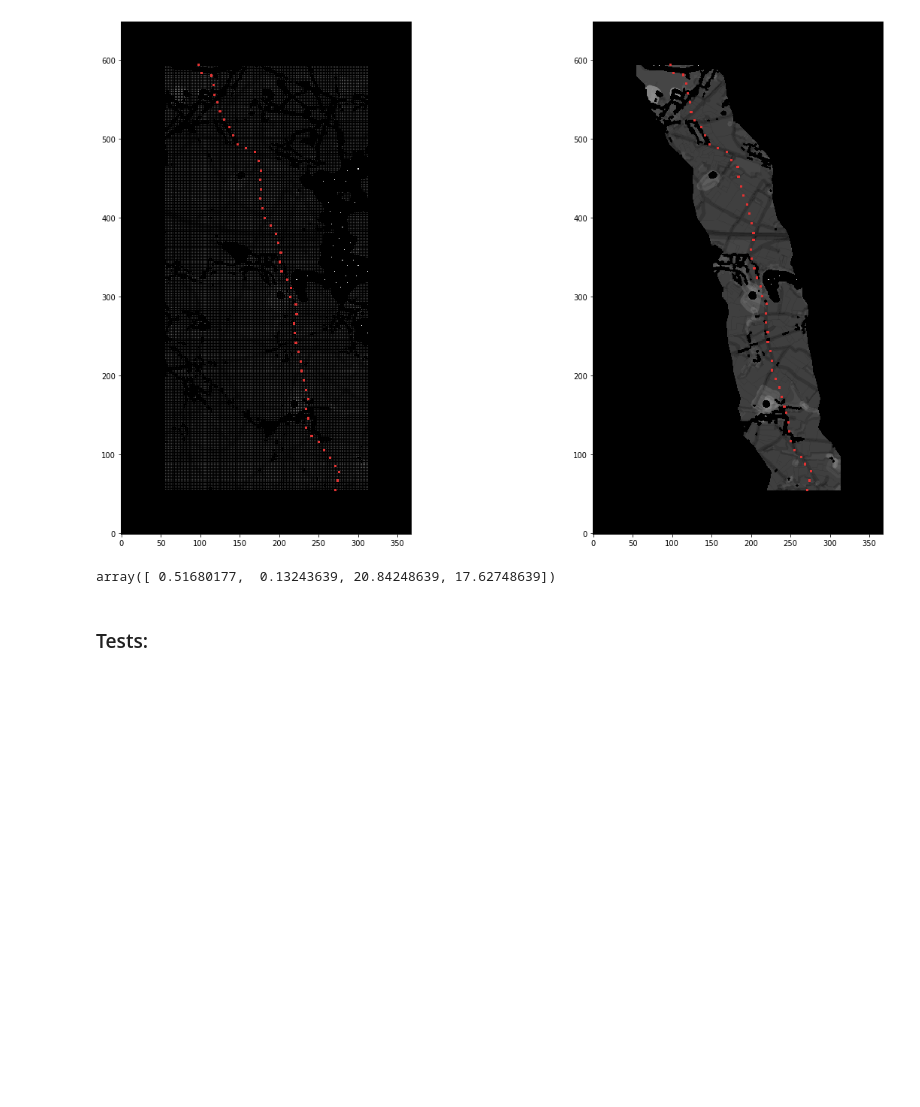
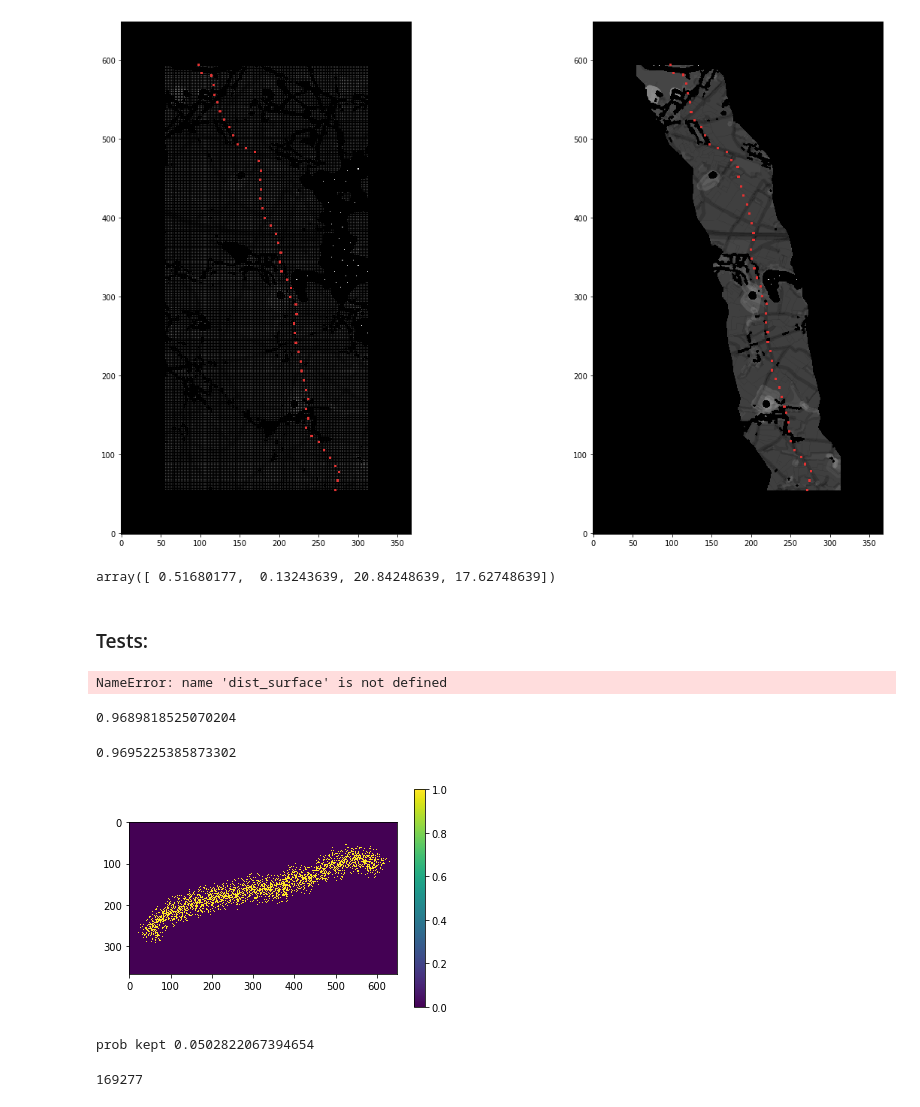
Before and after one commit to NinaWie/PowerPlanner, a Jupyter notebook: notebooks/scale_pipeline.ipynb, the cells around one changed output. Drawn from its saved outputs; the diff is of its cells as text; code cells hidden in the pictures; blank space fills up the shorter version.

```diff
--- a/notebooks/scale_pipeline.ipynb
+++ b/notebooks/scale_pipeline.ipynb
@@ -857,0 +933,33 @@ for e in g.edges():
+# %%
+dists_orig = get_distance_surface(dist_surface.shape, [path], n_dilate=200)
+# get_distance_surface(graph.pos2node.shape, paths, mode="dilation", n_dilate=dist)
+# %% [output]
+NameError: name 'dist_surface' is not defined
+# %%
+dists = normalize(np.exp(normalize(dists_orig)))
+# %%
+ratio_rem = 0.99
+cutoff = np.quantile(dists, ratio_rem)
+print(cutoff)
+# %% [output]
+0.9689818525070204
+# %%
+arr = np.random.rand(*dist_surface.shape)-0.5+cutoff # (arr-cutoff+0.5)
+print(np.mean(arr))
+prob_arr = (dists > arr).astype(int)
+# %% [output]
+0.9695225385873302
+# %%
+plt.imshow(prob_arr)
+plt.colorbar()
+plt.show()
+# %% [output]
+[figure, added]
+# %%
+print("prob kept", np.sum((prob_arr>0).astype(int)) / (arr.shape[0]*arr.shape[1]))
+# %% [output]
+prob kept 0.0502822067394654
+# %%
+print()
+# %% [output]
+169277
```
Also changed, not shown: parts of 10 cells of this notebook, 5 other files.
